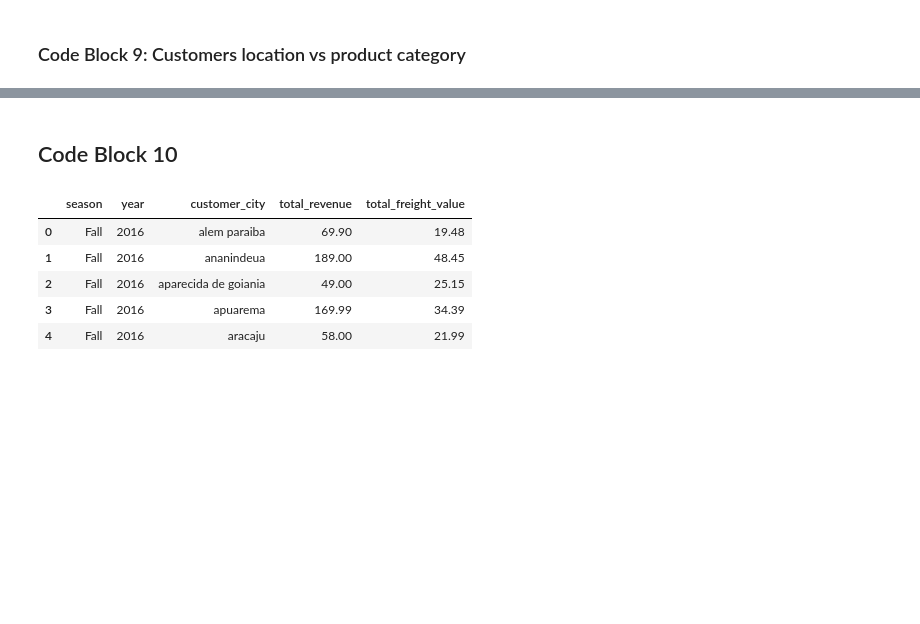
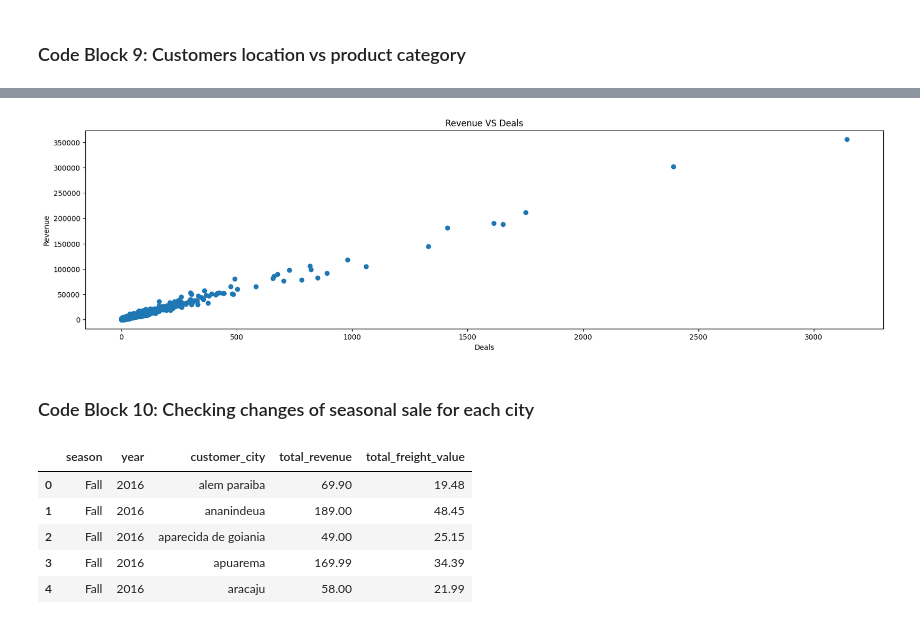
Before and after one commit to saeedshirani/ECommerce-Data-Processing-SQL-Only, a Jupyter notebook: visual.ipynb, the cells around one changed output, grey strips where cells are left out. Drawn from its saved outputs; the diff is of its cells as text; code cells hidden in the pictures; blank space fills up the shorter version.

```diff
--- a/visual.ipynb
+++ b/visual.ipynb
@@ -107,0 +127,4 @@ data_block9.head()
+# %%
+data = data_block9.copy()
+data = data.loc[data["deal_per_location_category"] < 5000].copy()
+data.head()
@@ -108,5 +138,16 @@ data_block9.head()
+# %%
+plt.figure(figsize=(20, 5))
+
+plt.scatter(x=data["deal_per_location_category"], y=data["revenue_per_segment"])
+
+plt.xlabel("Deals")
+plt.ylabel("Revenue")
+plt.title("Revenue VS Deals")
+plt.show()
+# %% [output]
+[figure, added]
 # %% [markdown]
-## Code Block 10
+### Code Block 10: Checking changes of seasonal sale for each city
 # %%
 data_block10 = pd.read_csv(STARTER_PATH + "7.Code_block_10___Checal_sale_for_each_city.csv")
 data_block10.head()
```
Also changed, not shown: parts of 38 cells of this notebook, 3 other files.
